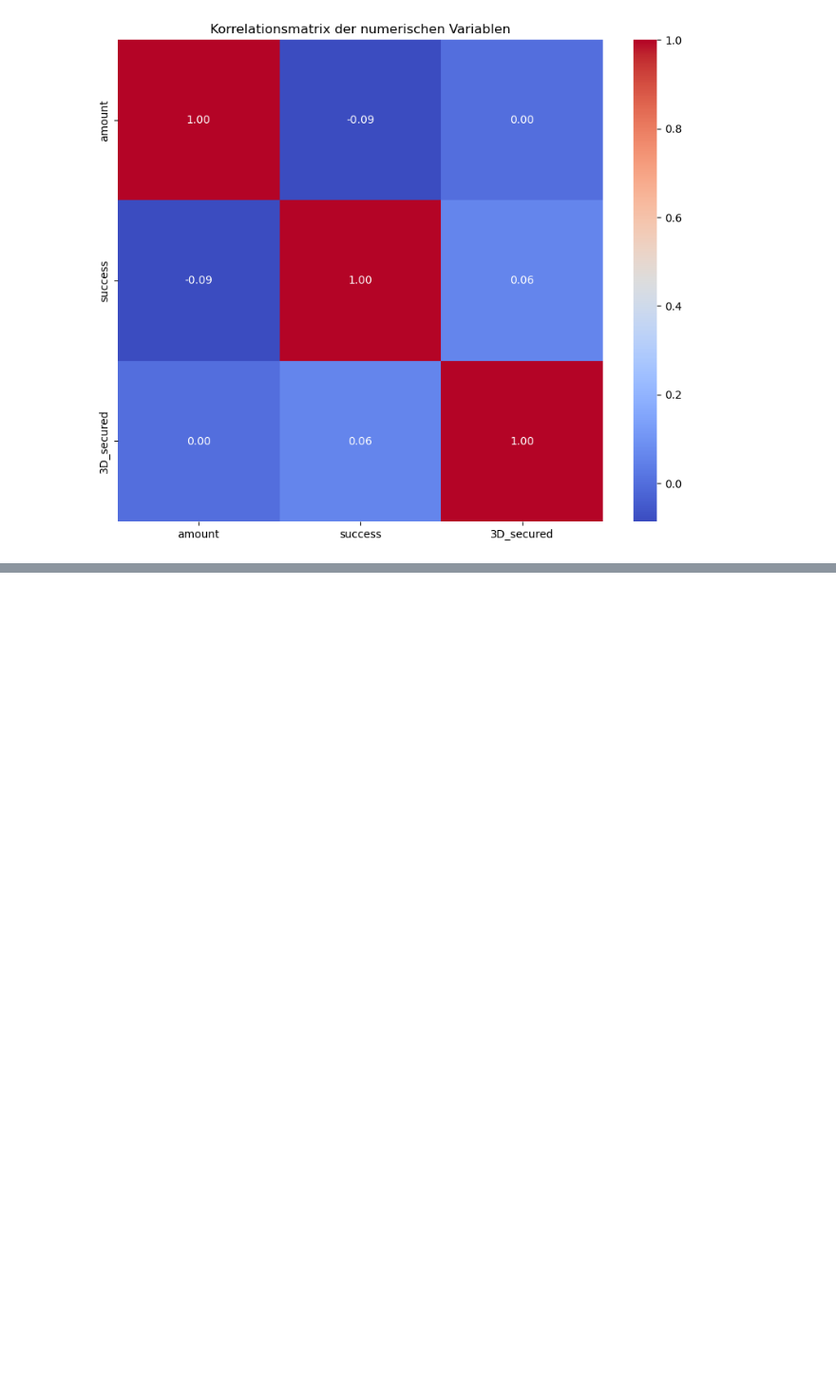
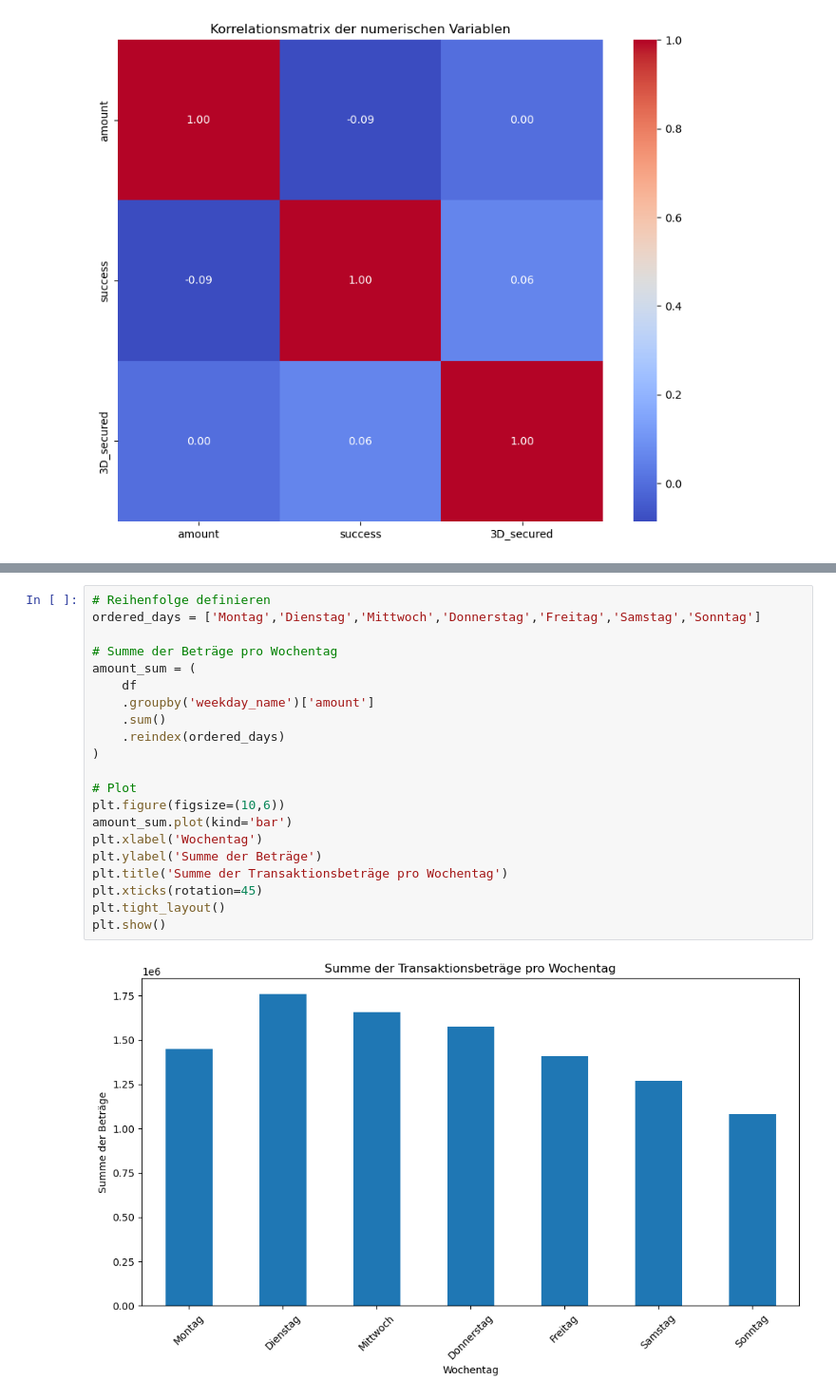
Before and after one commit to miriammantiuk/creditcard_psp, a Jupyter notebook: notebooks/0.01-mm-data-exploration.ipynb, the cells around one changed output, grey strips where cells are left out. Shown: that part at 95% size. Cells and saved outputs as stored; diff of their text form; blank space fills up the shorter version.

```diff
--- a/notebooks/0.01-mm-data-exploration.ipynb
+++ b/notebooks/0.01-mm-data-exploration.ipynb
@@ -176,0 +238,23 @@ if 'amount' in df.columns:
+# %%
+# Reihenfolge definieren
+ordered_days = ['Montag','Dienstag','Mittwoch','Donnerstag','Freitag','Samstag','Sonntag']
+
+# Summe der Beträge pro Wochentag
+amount_sum = (
+    df
+    .groupby('weekday_name')['amount']
+    .sum()
+    .reindex(ordered_days)
+)
+
+# Plot
+plt.figure(figsize=(10,6))
+amount_sum.plot(kind='bar')
+plt.xlabel('Wochentag')
+plt.ylabel('Summe der Beträge')
+plt.title('Summe der Transaktionsbeträge pro Wochentag')
+plt.xticks(rotation=45)
+plt.tight_layout()
+plt.show()
+# %% [output]
+[figure, added]
```
Also changed, not shown: parts of 9 cells of this notebook, 5 other files.
